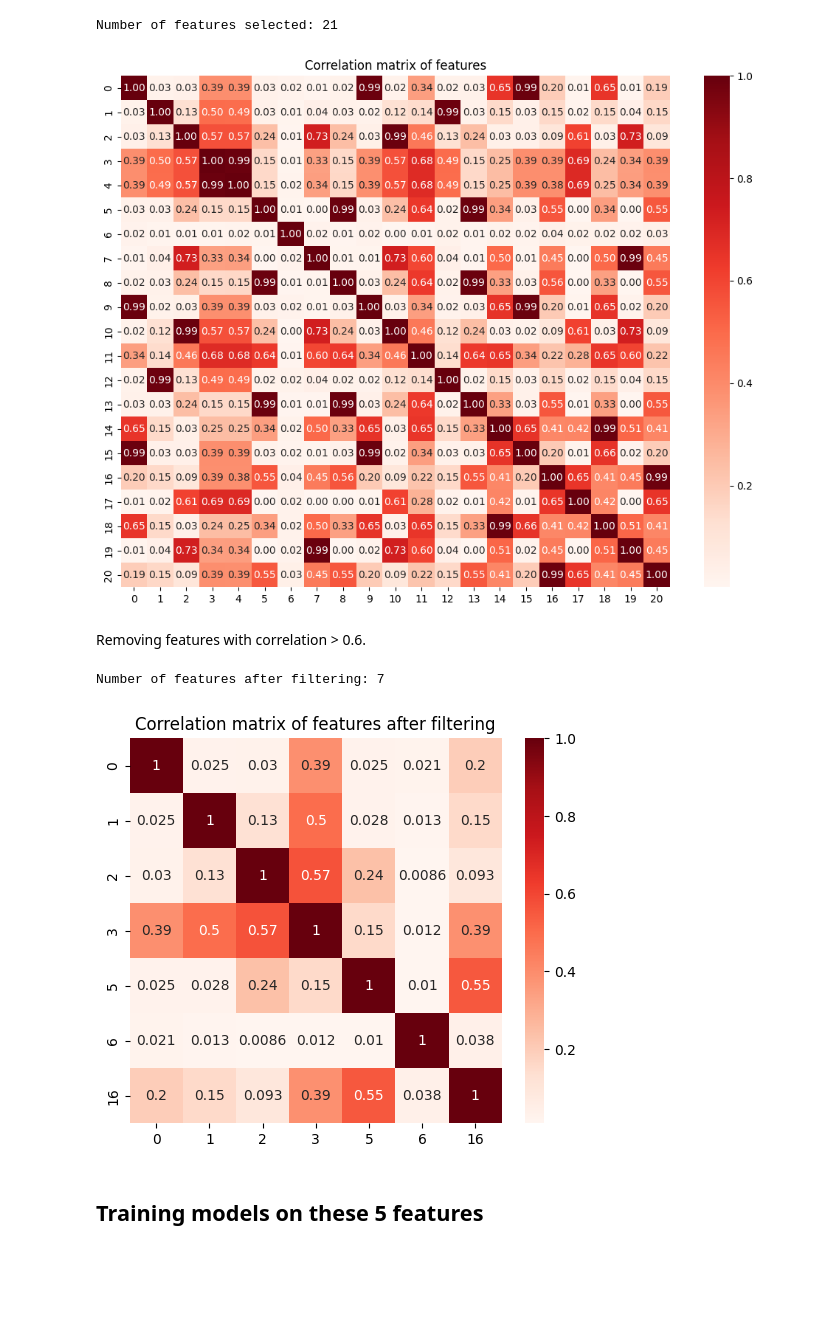
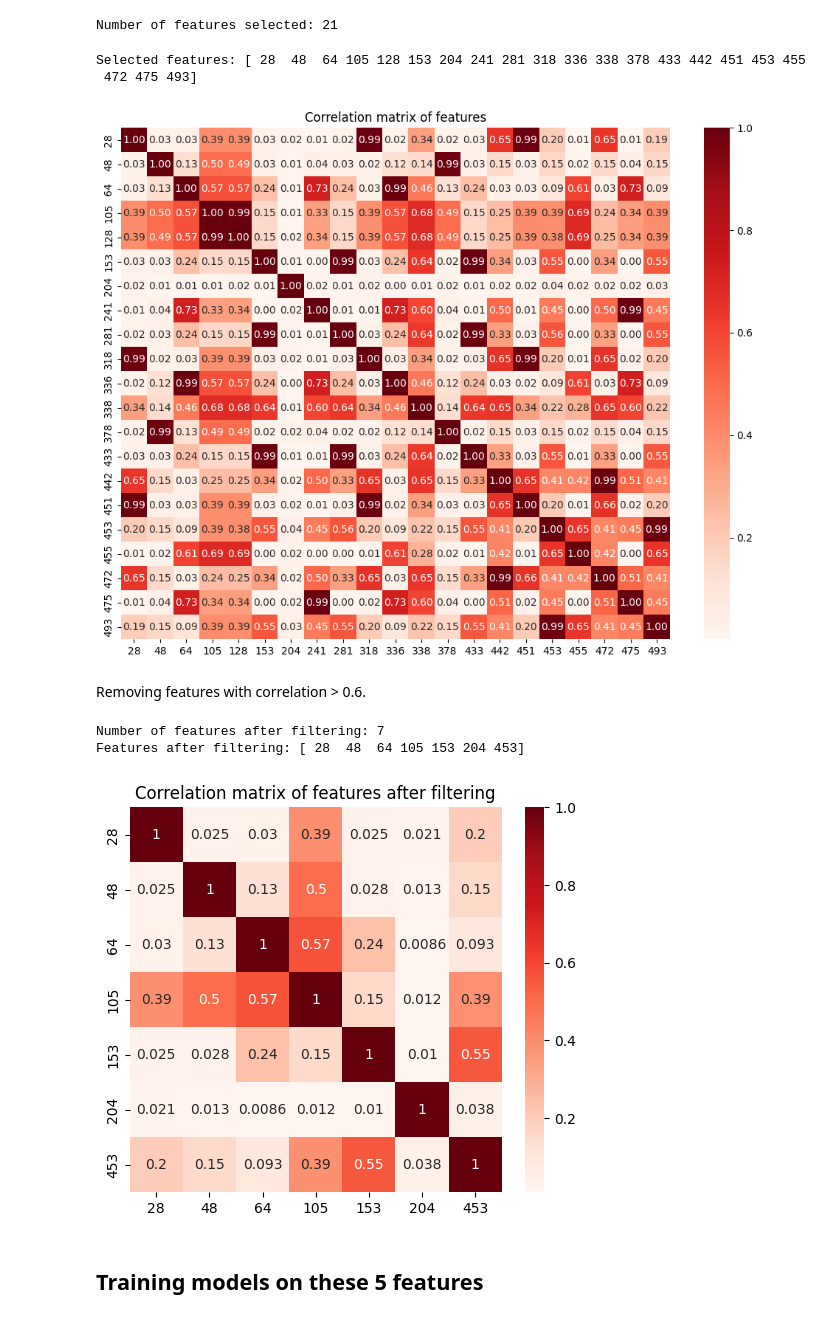
Before and after one commit to mstaczek/Feature-Selection-methods-project, a Jupyter notebook: artificial_testing.ipynb, the cells around one changed output. Drawn from its saved outputs; the diff is of its cells as text; code cells hidden in the pictures; blank space fills up the shorter version.

```diff
--- a/artificial_testing.ipynb
+++ b/artificial_testing.ipynb
@@ -263,35 +264,46 @@ X_train_filtered = feat_selector.transform(X_train)
 X_valid_filtered = feat_selector.transform(X_valid)
 # %% [output]
 Number of features selected: 21
+# %%
+# print names of selected features
+feature_names = np.arange(X_train.shape[1])
+selected_features = feature_names[feat_selector.support_]
+print(f'Selected features: {selected_features}')
+# %% [output]
+Selected features: [ 28  48  64 105 128 153 204 241 281 318 336 338 378 433 442 451 453 455
+ 472 475 493]
 # %%
-corr_matrix = pd.DataFrame(X_train_filtered).corr().abs()
+corr_matrix = pd.DataFrame(X_train_filtered, columns=selected_features).corr().abs()
 plt.figure(figsize=(12, 9))
 sns.heatmap(corr_matrix, annot=True, cmap=plt.cm.Reds, fmt='.2f')
 plt.title('Correlation matrix of features')
 plt.show()
 # %% [output]
-[figure, old version]
+[figure, new version]
 # %% [markdown]
 Removing features with correlation > 0.6.
 # %%
 upper = corr_matrix.where(np.triu(np.ones(corr_matrix.shape), k=1).astype(np.bool))
 to_drop = [column for column in upper.columns if any(upper[column] > 0.6)]
-df_X_train_filtered = pd.DataFrame(X_train_filtered)
+df_X_train_filtered = pd.DataFrame(X_train_filtered, columns=selected_features)
 df_X_train_filtered.drop(to_drop, axis=1, inplace=True)
 X_train_filtered_small = df_X_train_filtered.values
-df_X_valid_filtered = pd.DataFrame(X_valid_filtered)
+df_X_valid_filtered = pd.DataFrame(X_valid_filtered, columns=selected_features)
 df_X_valid_filtered.drop(to_drop, axis=1, inplace=True)
 X_valid_filtered_small = df_X_valid_filtered.values
 print(f'Number of features after filtering: {X_train_filtered_small.shape[1]}')
+selected_features_final = df_X_train_filtered.columns
+print(f'Features after filtering: {selected_features_final.values}')
 
 corr_filtered = df_X_train_filtered.corr().abs()
 plt.figure(figsize=(6, 5))
 sns.heatmap(corr_filtered, annot=True, cmap=plt.cm.Reds)
 plt.title('Correlation matrix of features after filtering')
 plt.show()
 # %% [output]
 Number of features after filtering: 7
+Features after filtering: [ 28  48  64 105 153 204 453]
-[figure, old version]
+[figure, new version]
 # %% [markdown]
 ## Training models on these 5 features
 # %% [markdown]
```
Also changed, not shown: parts of 5 cells of this notebook, 2 other files.
